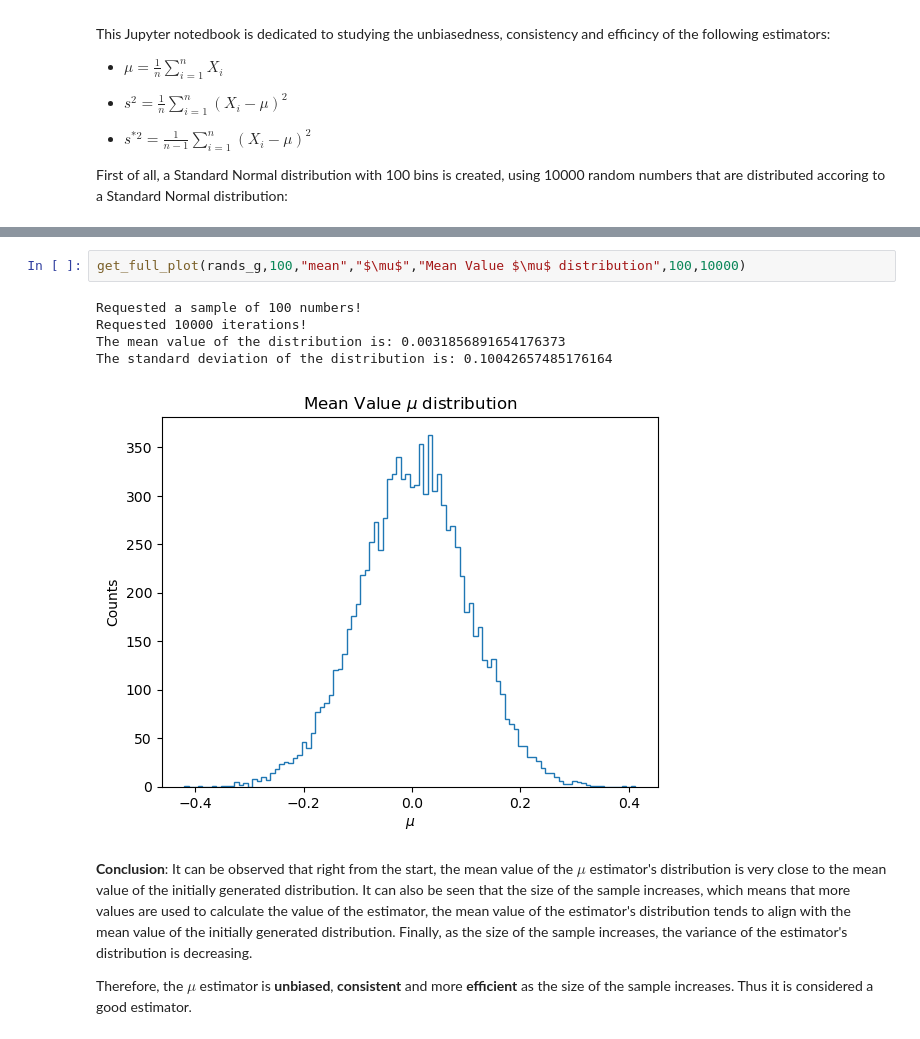
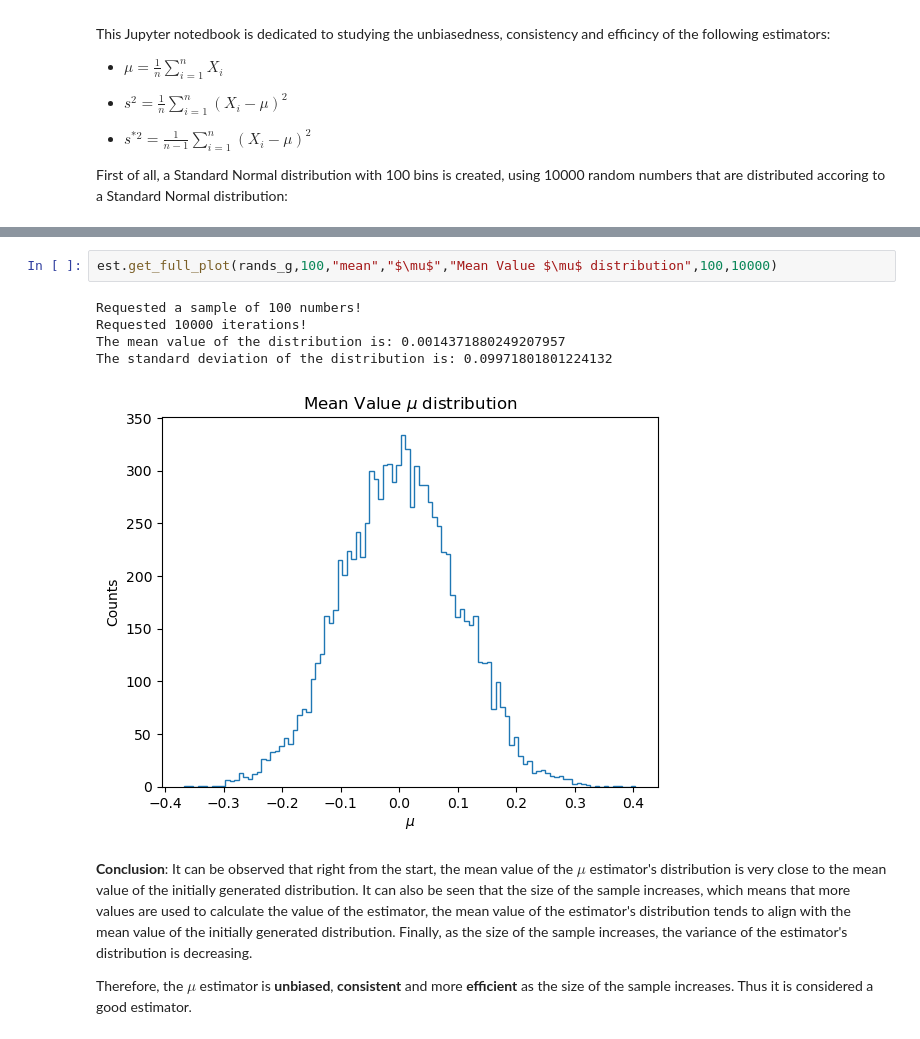
Before and after one commit to pziakas/estimator-properties-CLT-simulation, a Jupyter notebook: estimators.ipynb, the cells around one changed output, grey strips where cells are left out. Saved outputs shown, nothing was run; the diff lists cells and outputs as text.

```diff
--- a/estimators.ipynb
+++ b/estimators.ipynb
@@ -202,11 +59,11 @@ The standard deviation of the distribution is: 0.3166158115397436
 # %%
-get_full_plot(rands_g,100,"mean","$\mu$","Mean Value $\mu$ distribution",100,10000)
+est.get_full_plot(rands_g,100,"mean","$\mu$","Mean Value $\mu$ distribution",100,10000)
 # %% [output]
 Requested a sample of 100 numbers!
 Requested 10000 iterations!
-The mean value of the distribution is: 0.0031856891654176373
-The standard deviation of the distribution is: 0.10042657485176164
+The mean value of the distribution is: 0.0014371880249207957
+The standard deviation of the distribution is: 0.09971801801224132
-[figure, old version]
+[figure, new version]
 # %% [markdown]
 **Conclusion**: It can be observed that right from the start, the mean value of the $\mu$ estimator's distribution is very close to the mean value of the initially generated distribution. It can also be seen that the size of the sample increases, which means that more values are used to calculate the value of the estimator, the mean value of the estimator's distribution tends to align with the mean value of the initially generated distribution. Finally, as the size of the sample increases, the variance of the estimator's distribution is decreasing.
 
```
Also changed, not shown: parts of 18 cells of this notebook, 1 other file.
